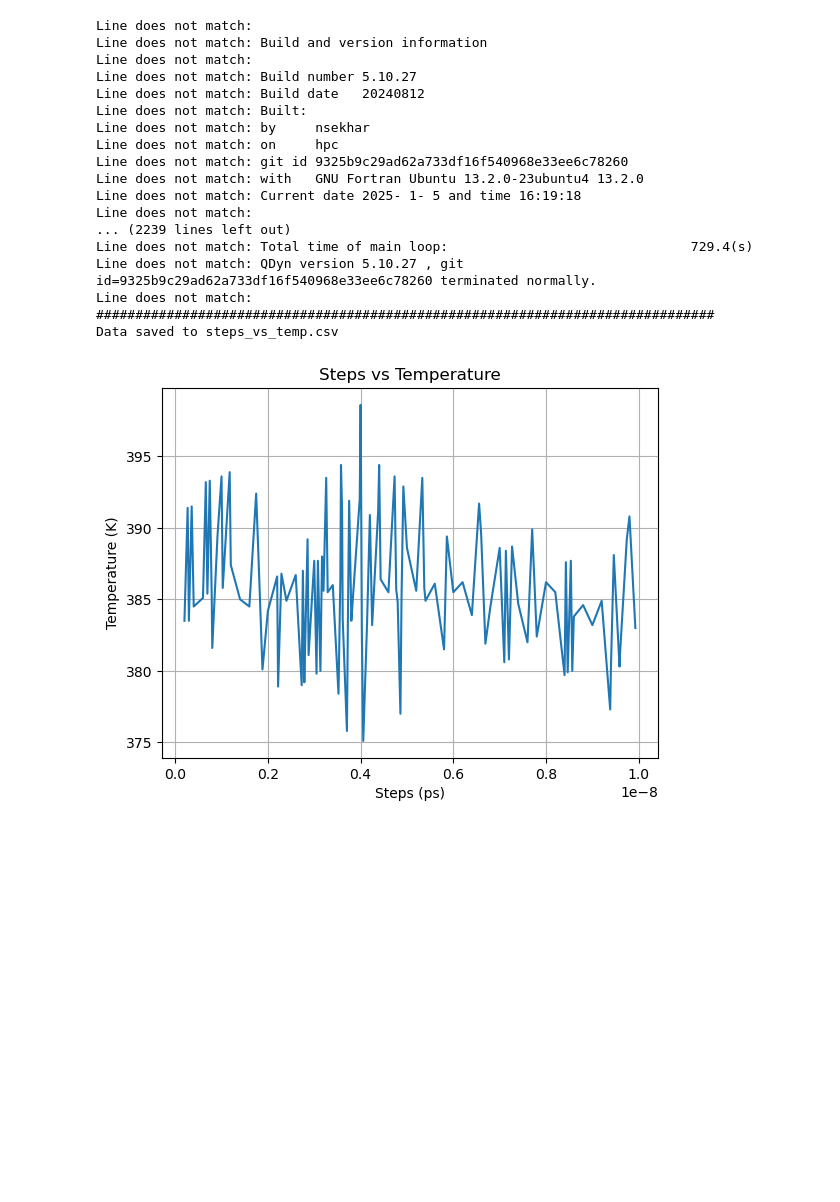
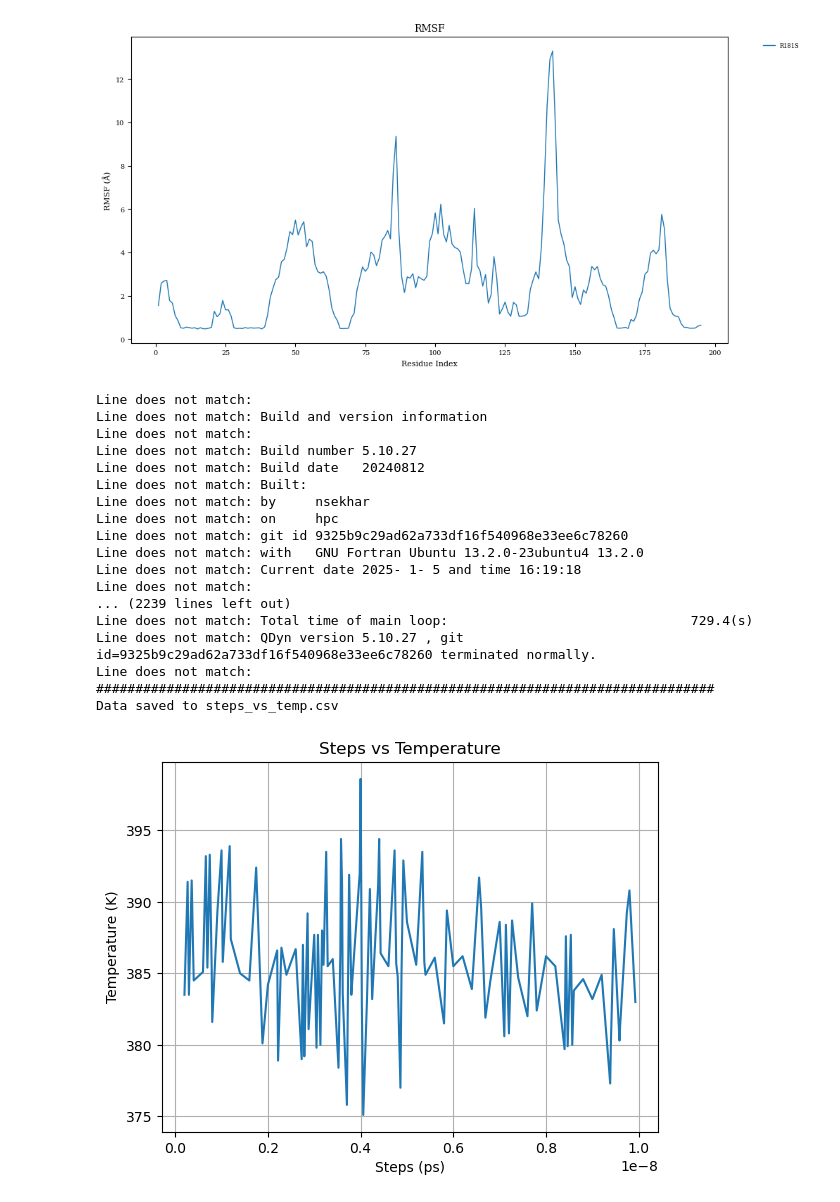
Before and after one commit to ND7996/GPX6, a Jupyter notebook: analysis/structure_analysis/rmsd_rmsf.ipynb, the cells around one changed output. Saved outputs shown, nothing was run; the diff lists cells and outputs as text; code cells hidden in the pictures; blank space fills up the shorter version.

```diff
--- a/analysis/structure_analysis/rmsd_rmsf.ipynb
+++ b/analysis/structure_analysis/rmsd_rmsf.ipynb
@@ -103,7 +103,7 @@ rcParams.update({
 
 # List of directories containing the combined_trajectory.dcd file
 directories = [
-   "/home/hp/results/C49U/S47A/replica000"
+    "/home/hp/results/MOUSE_OLD/MOUSE/level0/R181S/traj00",
 ]
 
 # Define colors for each directory's plot
@@ -112,57 +112,95 @@ colors = ["#1f77b4", "#ff7f0e", "#2ca02c"]
 # List to store all residue data for the CSV
 all_residues_data = []
 
+# Path to the reference PDB file (Updated)
+pdb_file = "/home/hp/results/MOUSE_OLD/MOUSE/level0/R181S/minim/minim.pdb"
+
+if not os.path.exists(pdb_file):
+    print(f"Error: Reference PDB file not found at {pdb_file}.")
+    exit()
+
 # Loop through each directory and process the combined_trajectory.dcd file
 for i, data_path in enumerate(directories):
-    print(f"Processing directory: {data_path}")
+    print(f"\nProcessing directory: {data_path}")
 
     # Extract the folder name for labeling
     folder_name = os.path.basename(os.path.dirname(data_path))
 
     # Define the path to the combined_trajectory.dcd file
-    dcd_file = os.path.join(data_path, "combined_trajectory.dcd")
+    dcd_file = os.path.join(data_path, "combined.dcd")
 
-    # Reference PDB file
-    pdb_file = os.path.join(data_path, "minim.pdb")
-
-    # Check if the .dcd file exists
-    if not os.path.exists(dcd_file):
-        print(f"Error: {dcd_file} not found.")
+    # Debugging: Check if the files exist
+    if not os.path.exists(data_path):
+        print(f"Error: Directory {data_path} does not exist.")
         continue
 
+    if not os.path.exists(dcd_file):
+        print(f"Error: {dcd_file} not found. Available files in directory:")
+        print(os.listdir(data_path))  # Print available files
+        continue
+
+    # Check if the file is readable
+    if not os.access(dcd_file, os.R_OK):
+        print(f"Error: No read permission for {dcd_file}. Try: chmod +r {dcd_file}")
+        continue
+
+    print(f"Loading trajectory from: {dcd_file}")
+    print(f"Loading structure from: {pdb_file}")
+
     # Load the reference structure
-    u = mda.Universe(pdb_file, dcd_file)
+    try:
+        u = mda.Universe(pdb_file, dcd_file)
+    except Exception as e:
+        print(f"Error loading trajectory: {e}")
+        continue
+
+    # Check the number of frames in the trajectory
+    num_frames = len(u.trajectory)
+    print(f"Number of frames in trajectory: {num_frames}")
+
+    # Select only Cα atoms (one per residue)
+    ca_atoms = u.select_atoms("name CA")
+    num_atoms = len(ca_atoms)
+    print(f"Number of Cα atoms selected: {num_atoms}")
+
+    if num_frames == 0 or num_atoms == 0:
+        print("Skipping RMSF calculation due to empty trajectory or no Cα atoms found.")
+        continue
 
     # Set up an RMSF analysis object
-    protein = u.select_atoms("protein")
-    rmsf_analysis = RMSF(protein).run()
+    try:
+        rmsf_analysis = RMSF(ca_atoms).run()
+    except Exception as e:
+        print(f"Error during RMSF calculation: {e}")
+        continue
 
     # Convert RMSF to angstroms
     rmsf_angstroms = rmsf_analysis.rmsf * 10
 
+    print(f"Computed RMSF for {len(rmsf_angstroms)} residues.")
+
     # Collect all residue RMSF data
-    for residue_idx, rmsf_value in enumerate(rmsf_angstroms, start=1):
+    for residue_idx, rmsf_value in zip(ca_atoms.residues, rmsf_angstroms):
         all_residues_data.append({
             "Folder": folder_name,
             "Folder_Index": i + 1,
-            "Residue_Index": residue_idx,
+            "Residue_Index": residue_idx.resid,
             "RMSF (Å)": rmsf_value
         })
 
-    # Plot RMSF for this folder
-    plt.plot(
-        range(1, len(rmsf_angstroms) + 1),
-        rmsf_angstroms,
-        label=f"{folder_name}",
-        color=colors[i]
-    )
+    # Plot RMSF for this folder using residue indices
+    residue_indices = [res.resid for res in ca_atoms.residues]
+    plt.plot(residue_indices, rmsf_angstroms, label=f"{folder_name}", color=colors[i % len(colors)])
 
 # Save all residues data to a CSV file
-output_csv_path = "/home/hp/results/C49U/all_residues_rmsf.csv"
+output_csv_path = "/home/hp/results/MOUSE_OLD/MOUSE/level0/R181S/traj00/output.csv"
 all_residues_df = pd.DataFrame(all_residues_data)
-all_residues_df.to_csv(output_csv_path, index=False)
 
-print(f"All residues RMSF values saved to {output_csv_path}")
+if not all_residues_df.empty:
+    all_residues_df.to_csv(output_csv_path, index=False)
+    print(f"All residues RMSF values saved to {output_csv_path}")
+else:
+    print("No RMSF data was generated. Check input files and trajectory.")
 
 # Plot configuration
 plt.xlabel("Residue Index")
@@ -172,9 +210,11 @@ plt.legend(frameon=False, loc="upper left", bbox_to_anchor=(1.05, 1))
 plt.tight_layout(pad=0.5)
 
 # Save and show the plot
-output_plot_path = "/home/hp/results/C49U/rmsf_plot.pdf"
-plt.savefig(output_plot_path, format="pdf", dpi=300)
-plt.show()
-
-print(f"RMSF plot saved as {output_plot_path}")
+output_plot_path = "/home/hp/results/MOUSE_OLD/MOUSE/level0/R181S/traj00/output.pdf"
+if all_residues_data:
+    plt.savefig(output_plot_path, format="pdf", dpi=300)
+    print(f"RMSF plot saved as {output_plot_path}")
+    plt.show()
+else:
+    print("No RMSF plot generated due to missing data.")
 # %% [output]
@@ -200,3 +229,4 @@ AttributeError: module 'six' has no attribute 'ensure_text'
+[figure, added]
 # %%
 import re
 import matplotlib.pyplot as plt
```
Also changed, not shown: parts of 2 cells of this notebook, 1 other file.
